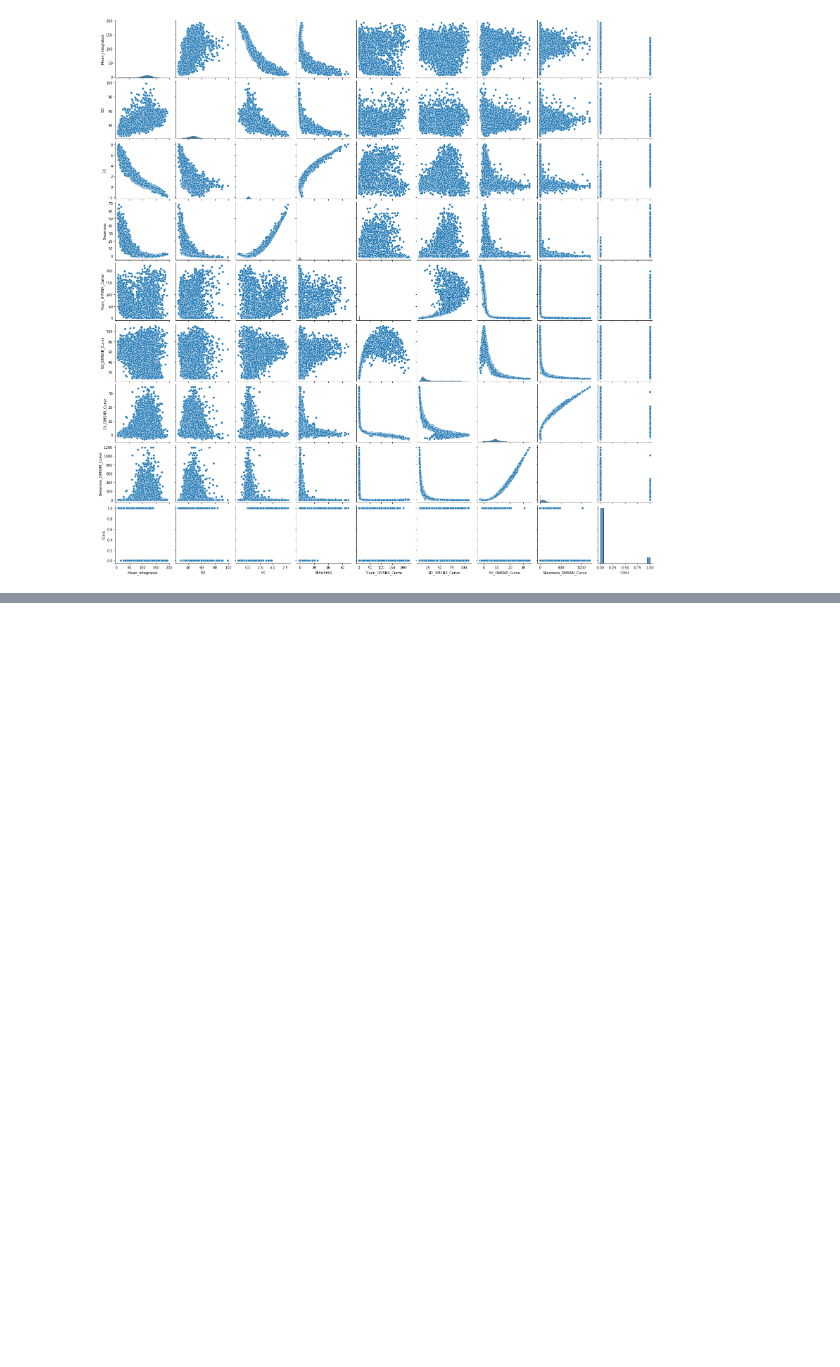
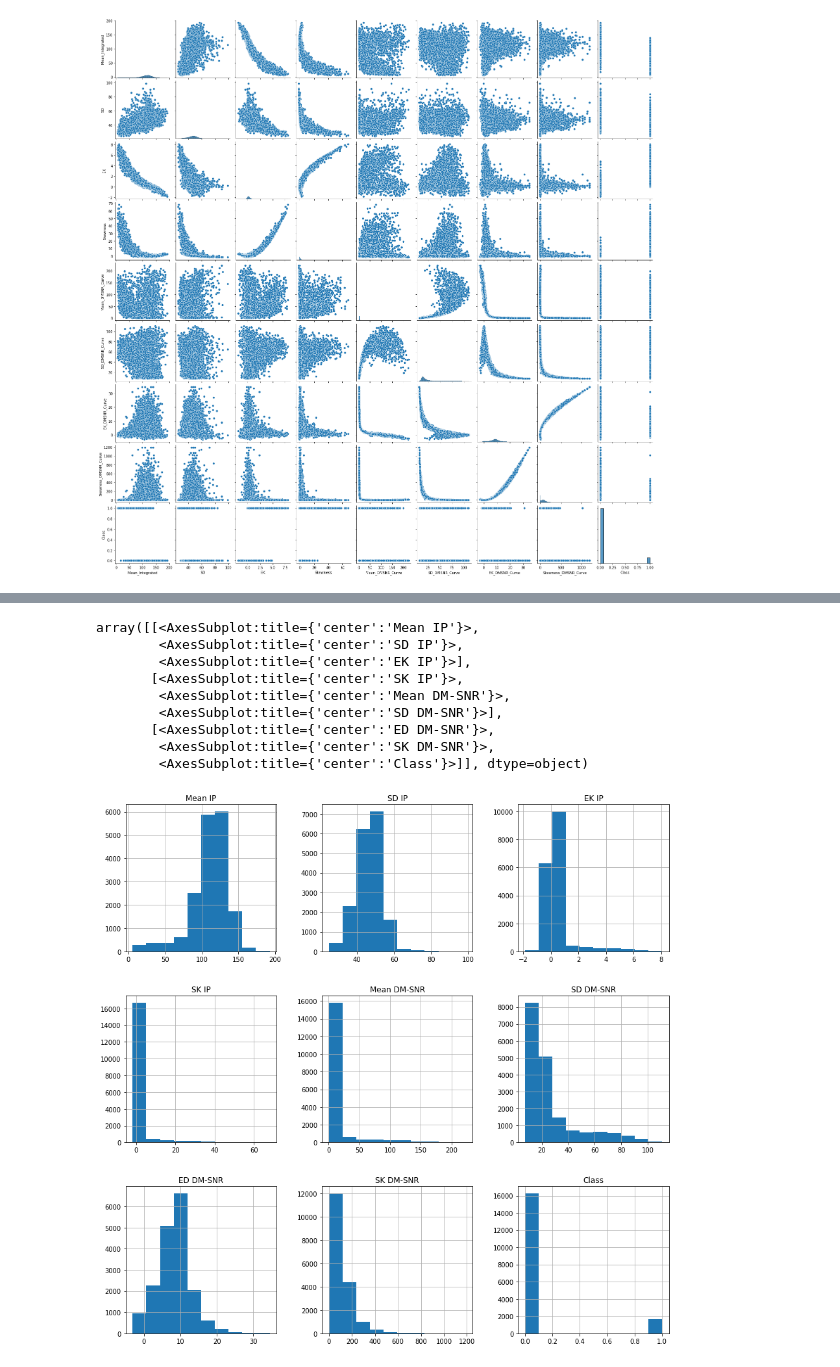
Before and after one commit to derrick-poage/Pulsar-prediction, a Jupyter notebook: Pulsar Prediction.ipynb, the cells around one changed output, grey strips where cells are left out. Cells and saved outputs as stored; diff of their text form; code cells hidden in the pictures; blank space fills up the shorter version.

```diff
--- a/Pulsar Prediction.ipynb
+++ b/Pulsar Prediction.ipynb
@@ -402,0 +373,2 @@ dtype: object
+# %%
+pulsar_column = ["Mean IP", "SD IP", "EK IP", "SK IP", "Mean DM-SNR", "SD DM-SNR", "EK DM-SNR", "SK DM-SNR", "Class"]
@@ -402,0 +419,13 @@ dtype: object
+# %%
+pulsars.hist(figsize=(15,15))
+# %% [output]
+array([[<AxesSubplot:title={'center':'Mean IP'}>,
+        <AxesSubplot:title={'center':'SD IP'}>,
+        <AxesSubplot:title={'center':'EK IP'}>],
+       [<AxesSubplot:title={'center':'SK IP'}>,
+        <AxesSubplot:title={'center':'Mean DM-SNR'}>,
+        <AxesSubplot:title={'center':'SD DM-SNR'}>],
+       [<AxesSubplot:title={'center':'ED DM-SNR'}>,
+        <AxesSubplot:title={'center':'SK DM-SNR'}>,
+        <AxesSubplot:title={'center':'Class'}>]], dtype=object)
+[figure, added]
```
Also changed, not shown: parts of 60 cells of this notebook, 1 other file.
